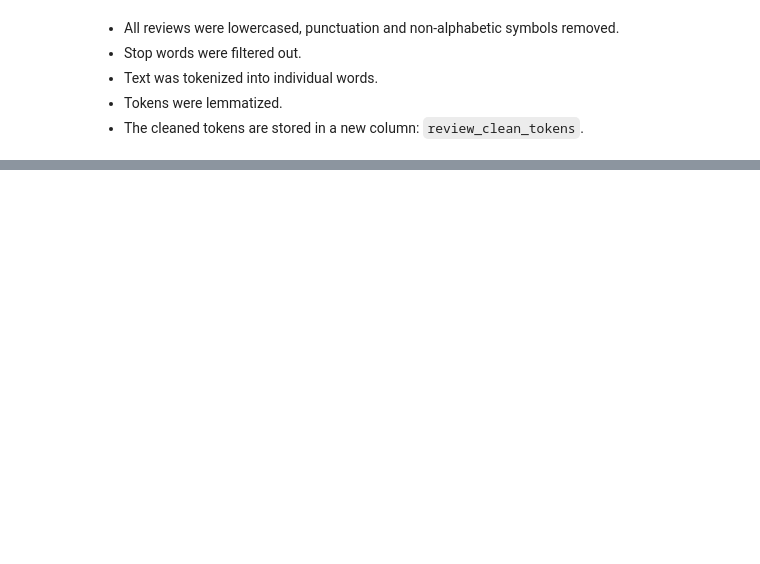
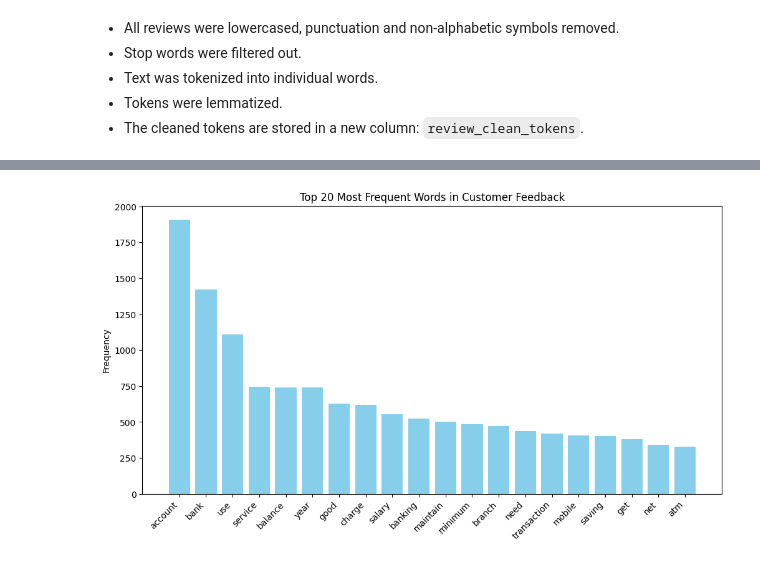
Before and after one commit to ghsaberr/sentiment-analysis-customer-feedback, a Jupyter notebook: sentiment-analysis-customer-feedback.ipynb, the cells around one changed output, grey strips where cells are left out. Saved outputs shown, nothing was run; the diff lists cells and outputs as text; code cells hidden in the pictures; blank space fills up the shorter version.

```diff
--- a/sentiment-analysis-customer-feedback.ipynb
+++ b/sentiment-analysis-customer-feedback.ipynb
@@ -201,0 +263,13 @@ Cleaned Tokens 3: ['axis', 'bank', 'saving', 'account', 'past', 'year', 'using',
+# %%
+# Bar chart of the 20 most common words
+word_counts = Counter(all_words)
+common_words = word_counts.most_common(20)
+words, counts = zip(*common_words)
+plt.figure(figsize=(12, 6))
+plt.bar(words, counts, color='skyblue')
+plt.xticks(rotation=45, ha='right')
+plt.title('Top 20 Most Frequent Words in Customer Feedback')
+plt.ylabel('Frequency')
+plt.show()
+# %% [output]
+[figure, added]
```
Also changed, not shown: parts of 9 cells of this notebook.
